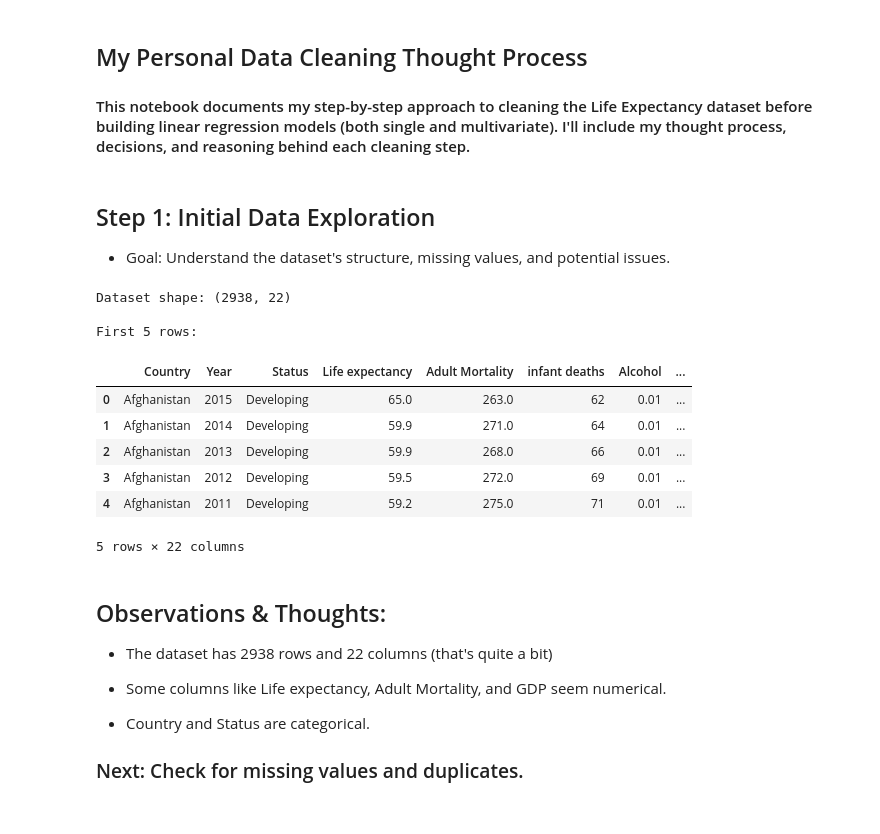
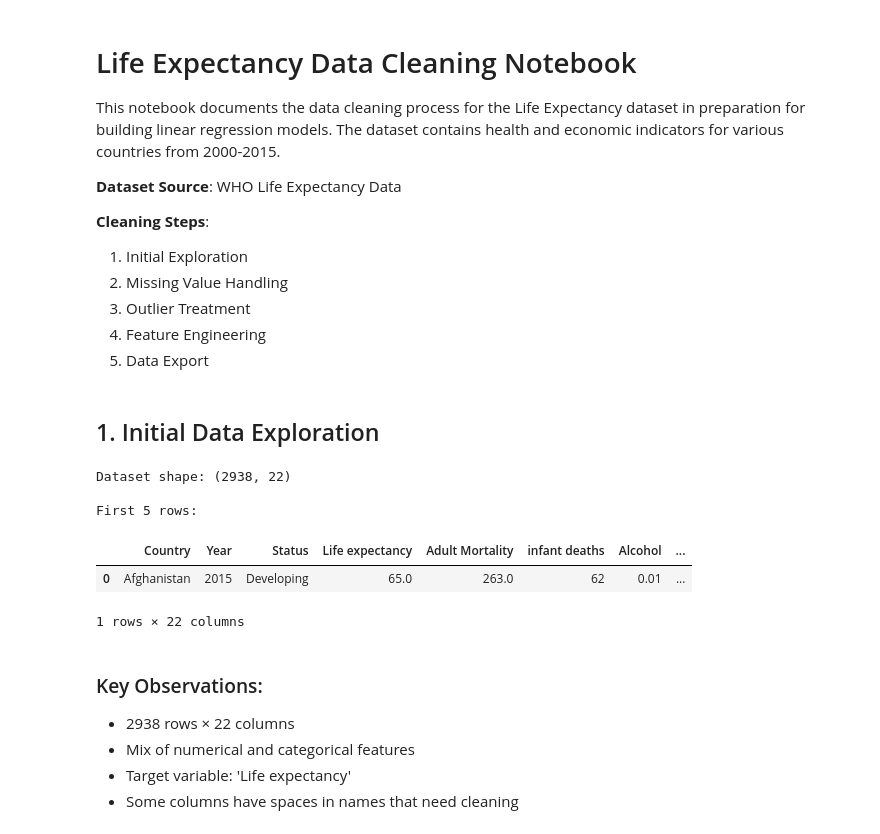
Before and after one commit to akyengo-Jr/Life_Expectancy, a Jupyter notebook: data_wrangling.ipynb, the cells around one changed output. Saved outputs shown, nothing was run; the diff lists cells and outputs as text; code cells hidden in the pictures.

Commit message:
updated   data_wrangling.ipynb   exploratory_analysis.ipynb   life_expectancy.ipynb

```diff
--- a/data_wrangling.ipynb
+++ b/data_wrangling.ipynb
@@ -1,39 +1,38 @@
 # %% [markdown]
-## My Personal Data Cleaning Thought Process
+# Life Expectancy Data Cleaning Notebook
 
-#### This notebook documents my step-by-step approach to cleaning the Life Expectancy dataset before building linear regression models (both single and multivariate). I'll include my thought process, decisions, and reasoning behind each cleaning step.
+This notebook documents the data cleaning process for the Life Expectancy dataset in preparation for building linear regression models. The dataset contains health and economic indicators for various countries from 2000-2015.
+
+**Dataset Source**: WHO Life Expectancy Data
+
+**Cleaning Steps**:
+1. Initial Exploration
+2. Missing Value Handling
+3. Outlier Treatment
+4. Feature Engineering
+5. Data Export
 # %% [markdown]
-## Step 1: Initial Data Exploration
-* Goal: Understand the dataset's structure, missing values, and potential issues.
+## 1. Initial Data Exploration
 # %%
-# Import necessary libraries
 import pandas as pd
 
-# Load the dataset
+# Load dataset
 df = pd.read_csv('Life_Expectancy/Life Expectancy Data.csv')
 
-
-# First, let's see the shape and columns
-print("Dataset shape:", df.shape)  # How many rows and columns?
+# Initial exploration
+print("Dataset shape:", df.shape)
 print("\nFirst 5 rows:")
-df.head()  # Peek at the data structure
+df.head(1)
 # %% [output]
 Dataset shape: (2938, 22)
 
 First 5 rows:
 |  | Country | Year | Status | Life expectancy | Adult Mortality | infant deaths | Alcohol | ... |
 | 0 | Afghanistan | 2015 | Developing | 65.0 | 263.0 | 62 | 0.01 | ... |
-| 1 | Afghanistan | 2014 | Developing | 59.9 | 271.0 | 64 | 0.01 | ... |
-| 2 | Afghanistan | 2013 | Developing | 59.9 | 268.0 | 66 | 0.01 | ... |
-| 3 | Afghanistan | 2012 | Developing | 59.5 | 272.0 | 69 | 0.01 | ... |
-| 4 | Afghanistan | 2011 | Developing | 59.2 | 275.0 | 71 | 0.01 | ... |
-5 rows × 22 columns
+1 rows × 22 columns
 # %% [markdown]
-## Observations & Thoughts:
-* The dataset has 2938 rows and 22 columns (that's quite a bit)
-
-* Some columns like Life expectancy, Adult Mortality, and GDP seem numerical.
-
-* Country and Status are categorical.
-
-### Next: Check for missing values and duplicates.
+### Key Observations:
+- 2938 rows × 22 columns
+- Mix of numerical and categorical features
+- Target variable: 'Life expectancy'
+- Some columns have spaces in names that need cleaning
```
Also changed, not shown: parts of 20 cells of this notebook, 3 other files.
